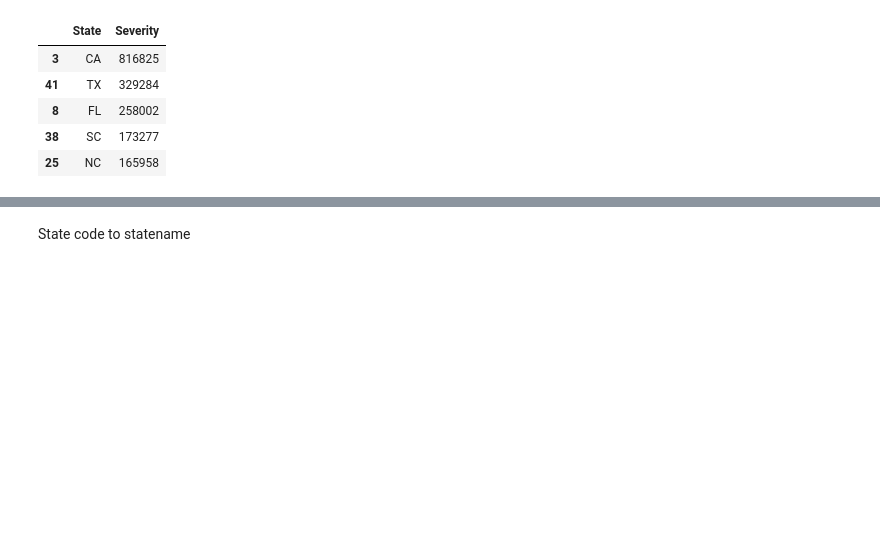
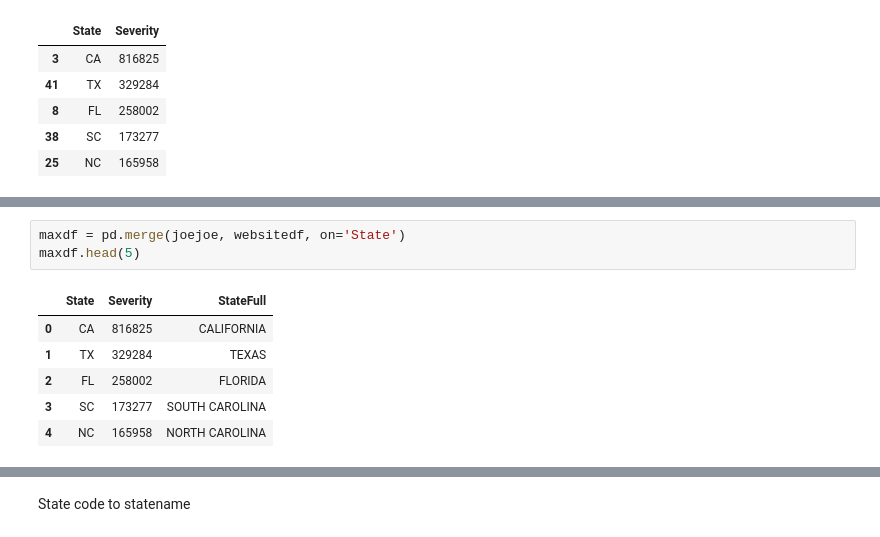
Before and after one commit to maxvangalen/WT-Data, a Jupyter notebook: DataAnalysisMax.ipynb, the cells around one changed output, grey strips where cells are left out. Drawn from its saved outputs; the diff is of its cells as text; blank space fills up the shorter version.

```diff
--- a/DataAnalysisMax.ipynb
+++ b/DataAnalysisMax.ipynb
@@ -379,0 +380,10 @@ sb.set(rc={'figure.figsize':(11.70,8.27)})
+# %%
+maxdf = pd.merge(joejoe, websitedf, on='State')
+maxdf.head(5)
+# %% [output]
+|  | State | Severity | StateFull |
+| 0 | CA | 816825 | CALIFORNIA |
+| 1 | TX | 329284 | TEXAS |
+| 2 | FL | 258002 | FLORIDA |
+| 3 | SC | 173277 | SOUTH CAROLINA |
+| 4 | NC | 165958 | NORTH CAROLINA |
```
Also changed, not shown: parts of 11 cells of this notebook, 2 other files.
